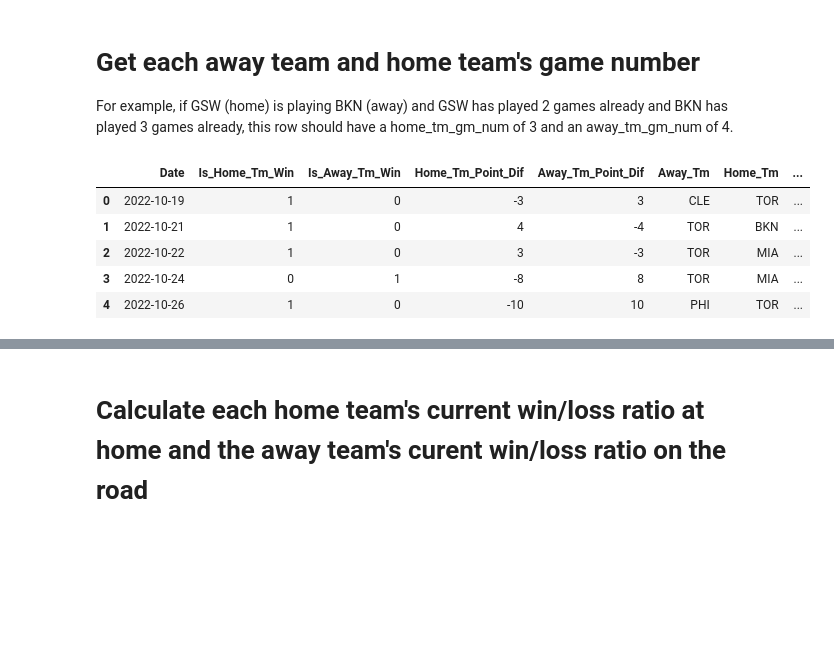
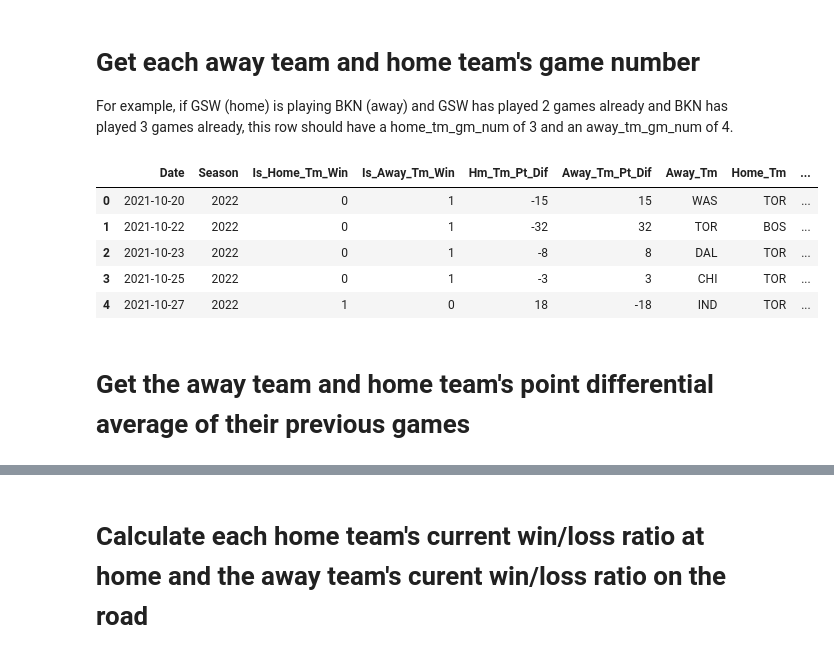
Before and after one commit to StephenFeddes/MachineLearningProject, a Jupyter notebook: classifyGames.ipynb, the cells around one changed output, grey strips where cells are left out. Cells and saved outputs as stored; diff of their text form; code cells hidden in the pictures; blank space fills up the shorter version.

```diff
--- a/classifyGames.ipynb
+++ b/classifyGames.ipynb
@@ -5,12 +5,11 @@ Classifies if an NBA home team won or lost a game.
 # %%
 import pandas as pd
+import numpy as np
 
-nba_data = pd.read_csv('2023_nba_games_data')
+nba_games_data = pd.read_csv('2022-2023_nba_games_data.csv')
+
+nba_player_data = nba_games_data[['Date', 'Tm', 'GmSc', 'Player', 'Season']]
 
 # Raw dataset containing every game every NBA player in 2023.
-# In later versions of the model, we can consider things like a player's
-# GmSc (a quantifier of how impactful a player was on the game) and classify if the home team will win or not based on
-# average gmSc/minute of each player that will be starting. Thus, if Philadelphia has a great record but Joel Embiid is resting
-# for the game, we may lean towards classifying Philadelphia as losing that home game.
-nba_data.head(5)
+nba_player_data.head(5)
 # %% [output]
@@ -63,9 +23,9 @@ last_season_records.head(5)
 # Get team wins and losses
 # %%
 # Removes player-specific data.
-nba_data = nba_data[['Date', 'Tm', 'At', 'Opp', 'Point_Dif']]
+nba_data = nba_games_data[['Date', 'Tm', 'At', 'Opp', 'Point_Dif', 'Season']]
 
-# Gets all the games played in the 2023 season
+# Gets all the games played in the 2022 and 2023 seasons
 nba_data['Team1'] = nba_data.apply(lambda row: min(row['Tm'], row['Opp']), axis=1)
 nba_data['Team2'] = nba_data.apply(lambda row: max(row['Tm'], row['Opp']), axis=1)
 nba_data = nba_data.drop_duplicates(subset=['Date', 'Team1', 'Team2'])
@@ -88,9 +48,21 @@ def is_home_team_win(row):
 nba_data['Is_Home_Tm_Win'] = nba_data.apply(is_home_team_win, axis=1)
 nba_data['Is_Away_Tm_Win'] = nba_data['Is_Home_Tm_Win'].apply(lambda x: 0 if x==1 else 1)
 
-# In the next version of the model, we might want to consider using point differentials in the wins and losses.
-nba_data['Home_Tm_Point_Dif'] = nba_data['Point_Dif'].apply(lambda x: x.split(" ")[1].replace('(','').replace(')','')).astype(int)*-1
-nba_data['Away_Tm_Point_Dif'] = nba_data['Point_Dif'].apply(lambda x: x.split(" ")[1].replace('(','').replace(')','')).astype(int)
+nba_data['Point_Dif'] = nba_data['Point_Dif'].apply(lambda x: x.split(" ")[1].replace('(','').replace(')','')).astype(int)
+
+def home_team_pt_dif(row):
+    win_status = row['Is_Home_Tm_Win']
+    if row['At']=='@' and win_status==0:
+        return -1*abs(row['Point_Dif'])
+    elif row['At']!='@' and win_status==1:
+        return abs(row['Point_Dif'])
+    elif row['At']=='@' and win_status==1:
+        return abs(row['Point_Dif'])
+    elif row['At']!='@' and win_status==0:
+        return -1*abs(row['Point_Dif'])
+
+nba_data['Hm_Tm_Pt_Dif'] = nba_data.apply(home_team_pt_dif, axis=1)
+nba_data['Away_Tm_Pt_Dif'] = nba_data.apply(home_team_pt_dif, axis=1)*-1
 
 nba_data.head(5)
 # %% [output]
@@ -106,38 +88,40 @@ For example, if GSW (home) is playing BKN (away) and GSW has played 2 games alre
 # %%
 # Initialize dictionaries to keep track of game numbers for each team
 game_numbers_home = {}
 game_numbers_away = {}
 
 # Function to calculate the game number for each team
 def calculate_game_number(row, game_numbers, is_away):
     team = row['Opp'] if is_away else row['Tm']
     if team in game_numbers:
         game_numbers[team] += 1
     else:
         game_numbers[team] = 1
     return game_numbers[team]
 
 # Create columns for Away Team and Home Team
 nba_data['Away_Tm'] = nba_data.apply(lambda row: row['Opp'] if row['At'] != '@' else row['Tm'], axis=1)
 nba_data['Home_Tm'] = nba_data.apply(lambda row: row['Tm'] if row['At'] != '@' else row['Opp'], axis=1)
 
 # Now that have the 'Home Team' and 'Away Team' columns, we can remove the 'Tm', 'At', and 'Opp' columns.
 nba_data = nba_data.drop(['At', 'Tm', 'Opp', 'Point_Dif'], axis=1)
 
 def get_away_team_game_number(row):
-    return len(nba_data[((nba_data['Away_Tm']==row['Away_Tm'])|(nba_data['Home_Tm']==row['Away_Tm']))&(nba_data['Date']<=row['Date'])])
+    return len(nba_data[((nba_data['Away_Tm']==row['Away_Tm']) | (nba_data['Home_Tm']==row['Away_Tm'])) & (nba_data['Date']<=row['Date']) & (nba_data['Season']==row['Season'])])
 
 def get_home_team_game_number(row):
-    return len(nba_data[((nba_data['Away_Tm']==row['Home_Tm'])|(nba_data['Home_Tm']==row['Home_Tm']))&(nba_data['Date']<=row['Date'])])
+    return len(nba_data[((nba_data['Away_Tm']==row['Home_Tm']) | (nba_data['Home_Tm']==row['Home_Tm'])) & (nba_data['Date']<=row['Date']) & (nba_data['Season']==row['Season'])])
 
 nba_data['Away_Tm_Gm_Num'] = nba_data.apply(get_away_team_game_number, axis=1)
 nba_data['Home_Tm_Gm_Num'] = nba_data.apply(get_home_team_game_number, axis=1)
 
 nba_data.head(5)
 # %% [output]
-|  | Date | Is_Home_Tm_Win | Is_Away_Tm_Win | Home_Tm_Point_Dif | Away_Tm_Point_Dif | Away_Tm | Home_Tm | ... |
-| 0 | 2022-10-19 | 1 | 0 | -3 | 3 | CLE | TOR | ... |
-| 1 | 2022-10-21 | 1 | 0 | 4 | -4 | TOR | BKN | ... |
-| 2 | 2022-10-22 | 1 | 0 | 3 | -3 | TOR | MIA | ... |
-| 3 | 2022-10-24 | 0 | 1 | -8 | 8 | TOR | MIA | ... |
-| 4 | 2022-10-26 | 1 | 0 | -10 | 10 | PHI | TOR | ... |
+|  | Date | Season | Is_Home_Tm_Win | Is_Away_Tm_Win | Hm_Tm_Pt_Dif | Away_Tm_Pt_Dif | Away_Tm | Home_Tm | ... |
+| 0 | 2021-10-20 | 2022 | 0 | 1 | -15 | 15 | WAS | TOR | ... |
+| 1 | 2021-10-22 | 2022 | 0 | 1 | -32 | 32 | TOR | BOS | ... |
+| 2 | 2021-10-23 | 2022 | 0 | 1 | -8 | 8 | DAL | TOR | ... |
+| 3 | 2021-10-25 | 2022 | 0 | 1 | -3 | 3 | CHI | TOR | ... |
+| 4 | 2021-10-27 | 2022 | 1 | 0 | 18 | -18 | IND | TOR | ... |
+# %% [markdown]
+# Get the away team and home team's point differential average of their previous games
```
Also changed, not shown: parts of 21 cells of this notebook, 4 other files.
